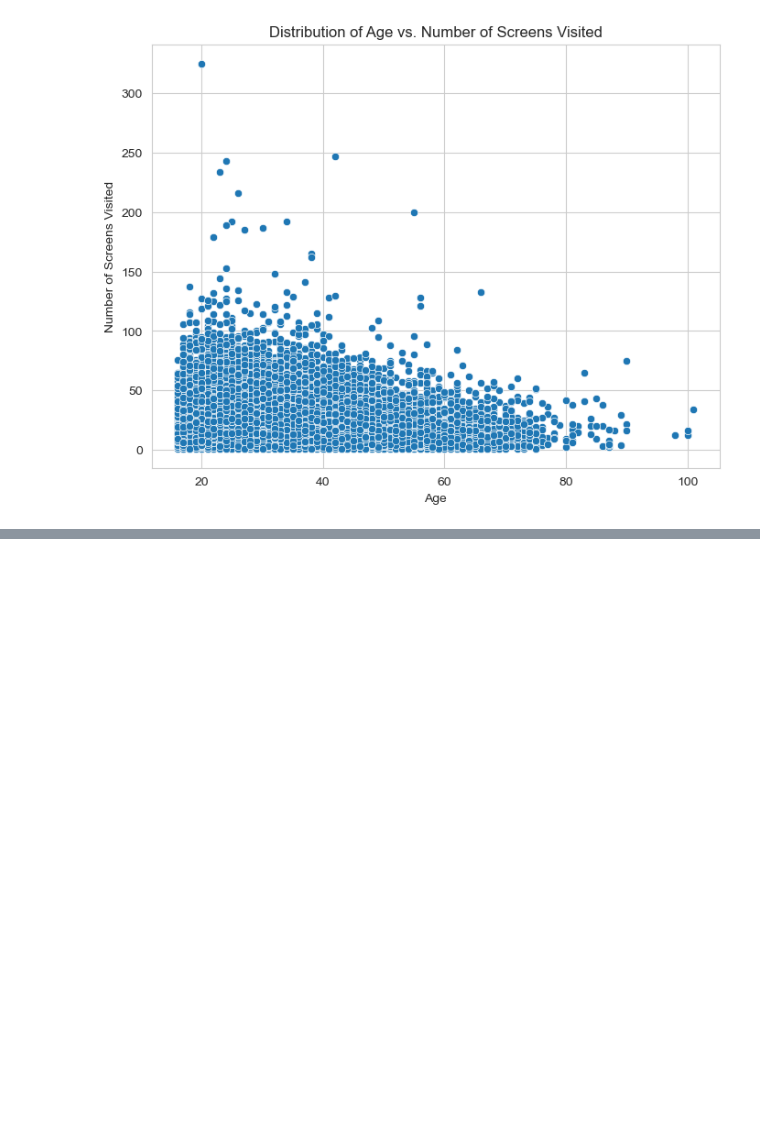
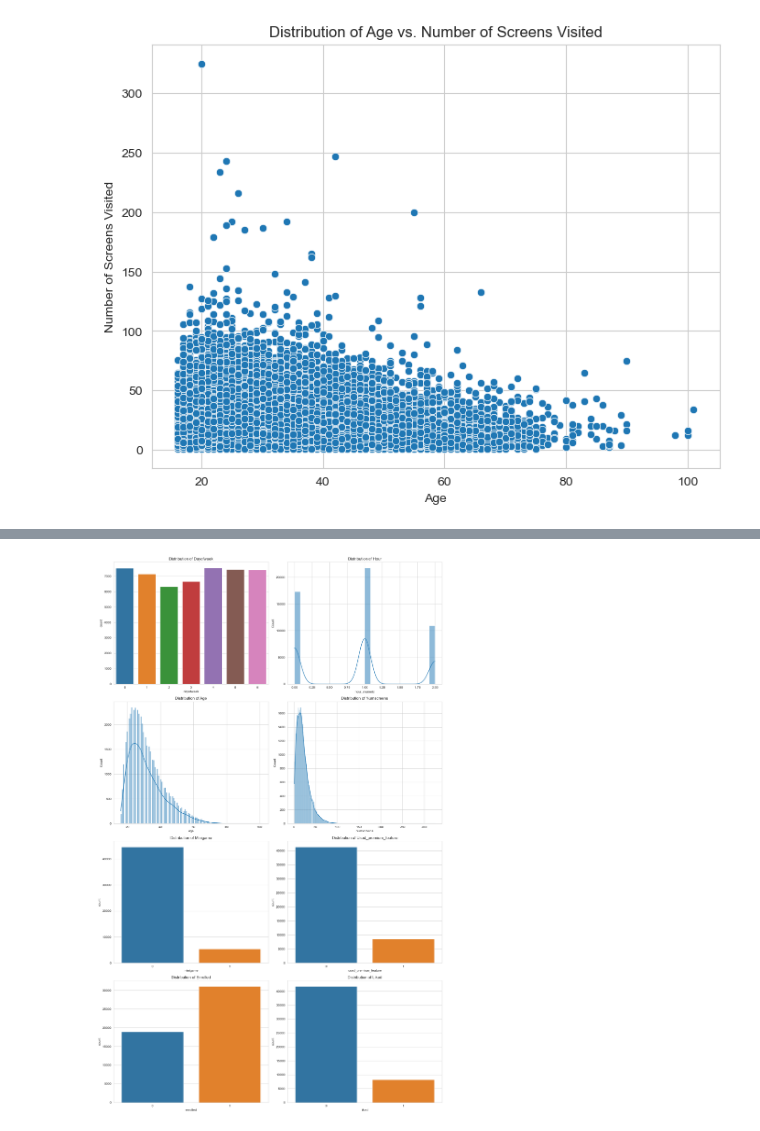
Before and after one commit to arygup/Behavioural-Research---Statistical-Methods, a Jupyter notebook: Ananlysis.ipynb, the cells around one changed output, grey strips where cells are left out. Cells and saved outputs as stored; diff of their text form; code cells hidden in the pictures; blank space fills up the shorter version.

```diff
--- a/Ananlysis.ipynb
+++ b/Ananlysis.ipynb
@@ -171,0 +214,28 @@ plt.show()
+# %%
+# Setting up the figure to plot distributions for each plottable variable
+fig, axs = plt.subplots(4, 2, figsize=(15, 24))
+
+# List of numeric and categorical variables excluding those that are not straightforward to plot (like 'screen_list')
+plot_columns = ['dayofweek', 'hour', 'age', 'numscreens', 'minigame', 'used_premium_feature', 'enrolled', 'liked']
+
+# Processing 'hour' column to extract numeric value for plotting
+data['hour_numeric'] = data['hour'].str[:2].astype(int)
+
+# Looping through each column to plot its distribution
+for i, col in enumerate(plot_columns):
+    if col in ['dayofweek', 'minigame', 'used_premium_feature', 'enrolled', 'liked']:
+        # For categorical variables, we use countplot
+        sns.countplot(x=col, data=data, ax=axs[i//2, i%2])
+    elif col == 'hour':
+        # For the 'hour' column, using its numeric equivalent for a histogram
+        sns.histplot(data['hour_numeric'], bins=24, kde=True, ax=axs[i//2, i%2])
+    else:
+        # For numeric variables, we use histogram
+        sns.histplot(data[col], kde=True, ax=axs[i//2, i%2])
+    axs[i//2, i%2].set_title(f'Distribution of {col.capitalize()}')
+
+# Adjusting layout
+plt.tight_layout()
+plt.show()
+# %% [output]
+[figure, added]
```
Also changed, not shown: parts of 6 cells of this notebook.
